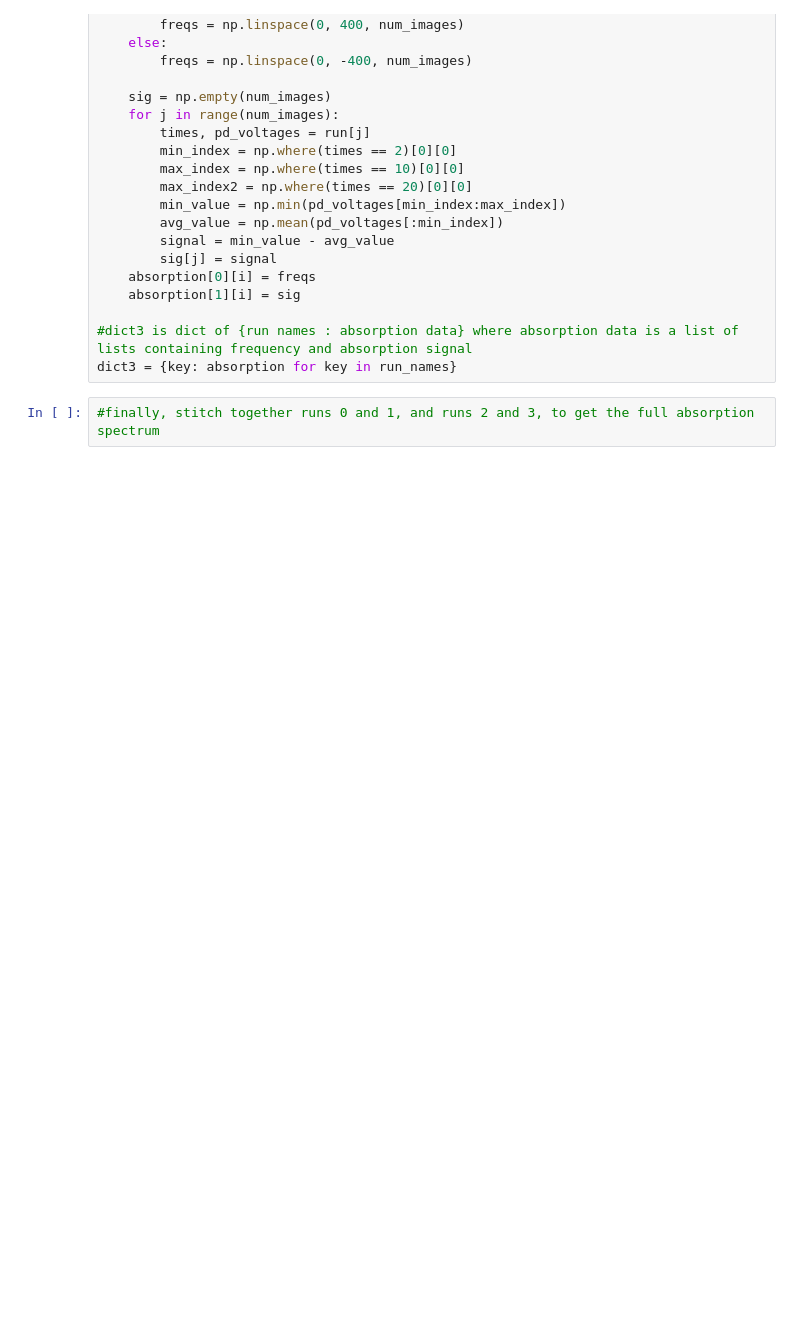
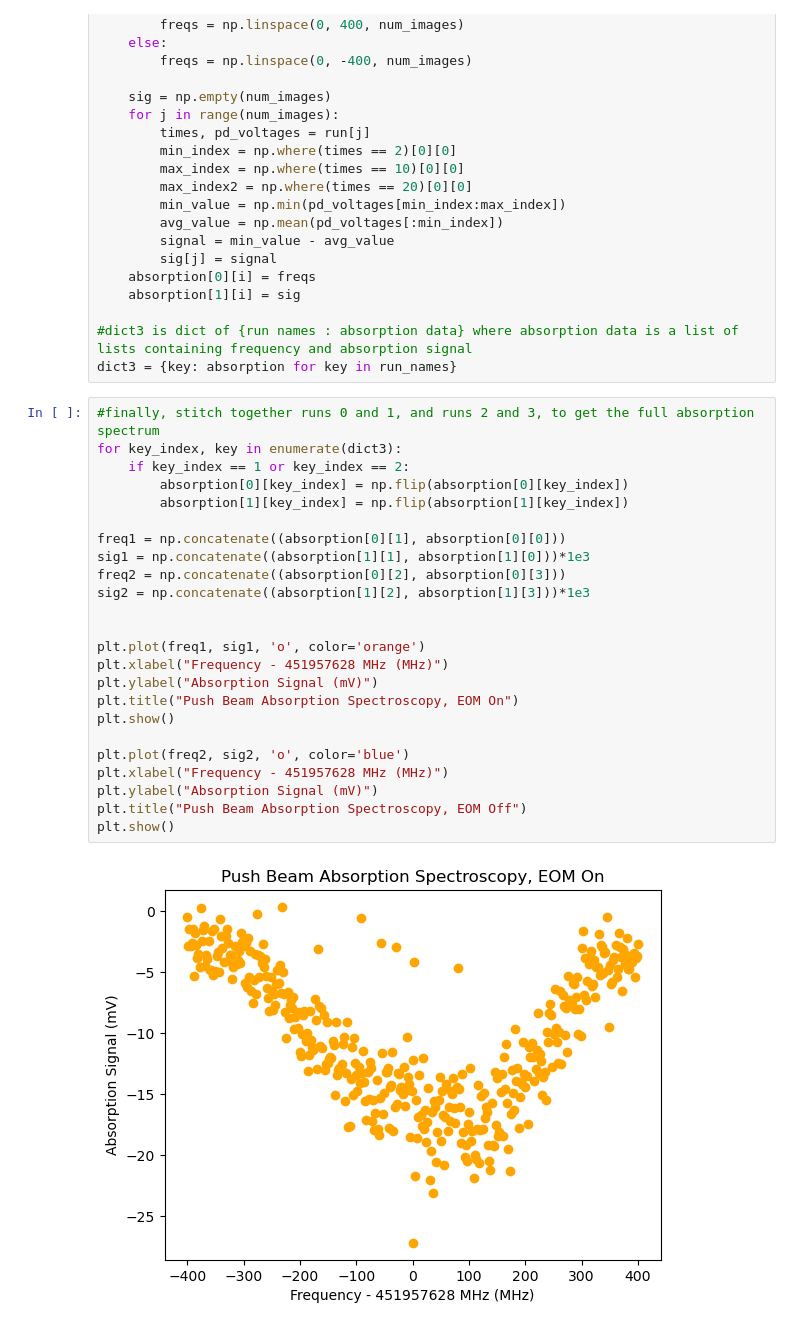
Before and after one commit to geoffrey-zheng/SrF-Calcs, a Jupyter notebook: Push-Beam/PushInCellAbsorption.ipynb, the cells around one changed output. Saved outputs shown, nothing was run; the diff lists cells and outputs as text; blank space fills up the shorter version.

Commit message:
plot push beam absorption

```diff
--- a/Push-Beam/PushInCellAbsorption.ipynb
+++ b/Push-Beam/PushInCellAbsorption.ipynb
@@ -79,5 +79,29 @@ for i in range(len(run_names)):
 
 #dict3 is dict of {run names : absorption data} where absorption data is a list of lists containing frequency and absorption signal
 dict3 = {key: absorption for key in run_names}
-# %%
-#finally, stitch together runs 0 and 1, and runs 2 and 3, to get the full absorption spectrum
+# %%
+#finally, stitch together runs 0 and 1, and runs 2 and 3, to get the full absorption spectrum
+for key_index, key in enumerate(dict3):
+    if key_index == 1 or key_index == 2:
+        absorption[0][key_index] = np.flip(absorption[0][key_index])
+        absorption[1][key_index] = np.flip(absorption[1][key_index])
+
+freq1 = np.concatenate((absorption[0][1], absorption[0][0]))
+sig1 = np.concatenate((absorption[1][1], absorption[1][0]))*1e3
+freq2 = np.concatenate((absorption[0][2], absorption[0][3]))
+sig2 = np.concatenate((absorption[1][2], absorption[1][3]))*1e3
+
+
+plt.plot(freq1, sig1, 'o', color='orange')
+plt.xlabel("Frequency - 451957628 MHz (MHz)")
+plt.ylabel("Absorption Signal (mV)")
+plt.title("Push Beam Absorption Spectroscopy, EOM On")
+plt.show()
+
+plt.plot(freq2, sig2, 'o', color='blue')
+plt.xlabel("Frequency - 451957628 MHz (MHz)")
+plt.ylabel("Absorption Signal (mV)")
+plt.title("Push Beam Absorption Spectroscopy, EOM Off")
+plt.show()
+# %% [output]
+[figure, added]
```
Also changed, not shown: parts of 1 cell of this notebook.
